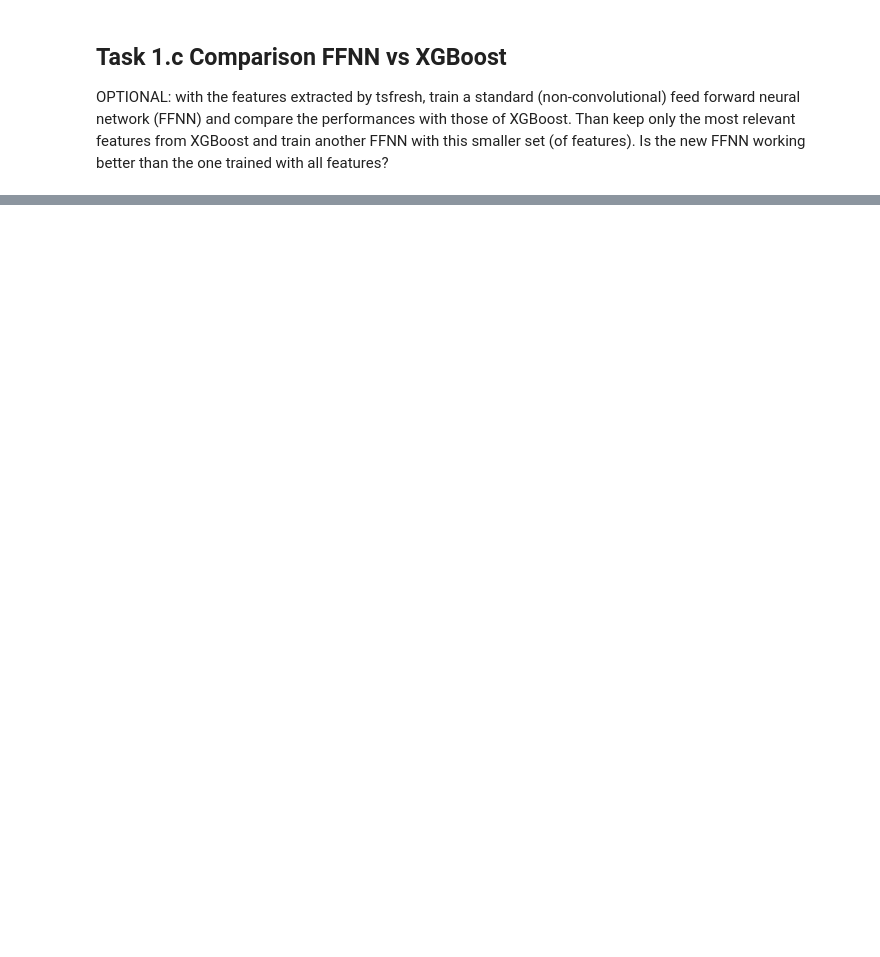
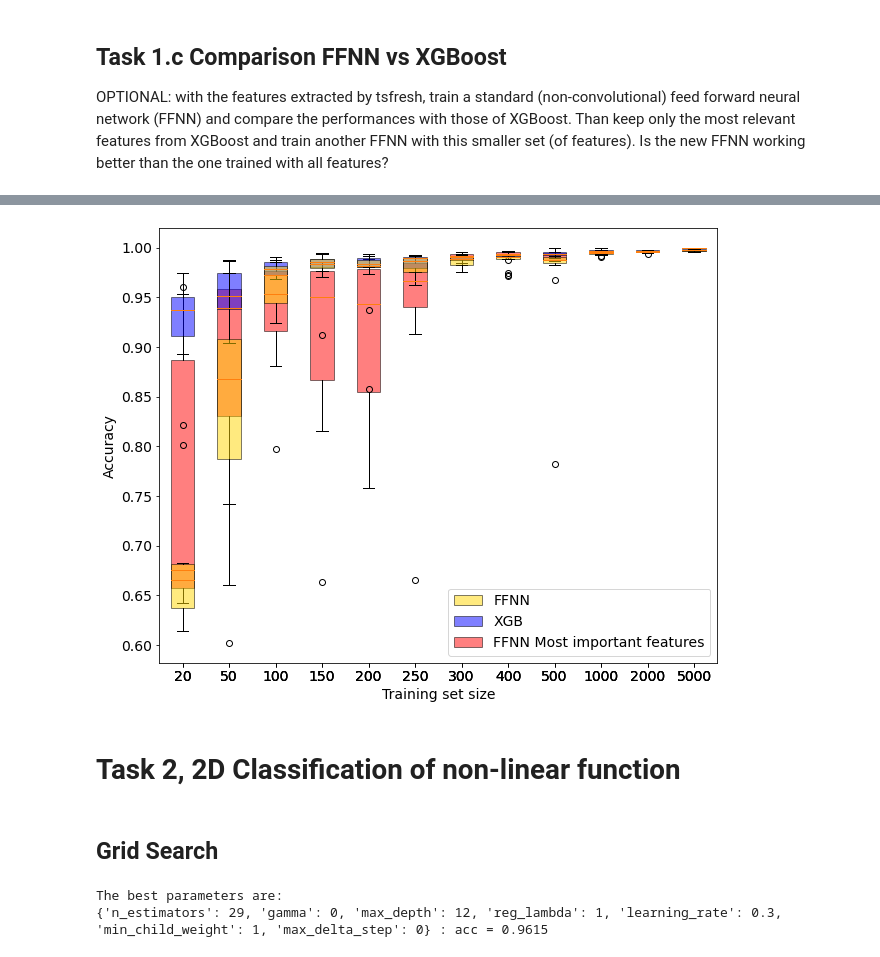
Before and after one commit to emabaci/LCP-mod.-B, a Jupyter notebook: task_4/exercise4.ipynb, the cells around one changed output, grey strips where cells are left out. Cells and saved outputs as stored; diff of their text form; code cells hidden in the pictures; blank space fills up the shorter version.

```diff
--- a/task_4/exercise4.ipynb
+++ b/task_4/exercise4.ipynb
@@ -1083,0 +759,20 @@ display.HTML(anim.to_jshtml())
+# %%
+#get feature names
+feature_names = x_features.columns.values
+N_best_features = 10
+
+#empty dict
+feat_imp = {}
+#get f importance from model
+for i in range(feature_names.size):
+    feat_imp[i] = XGB_model.feature_importances_[i]
+
+#sort features depending on their importances
+feat_imp = dict(sorted(feat_imp.items(), reverse=True, key=lambda item: item[1]))
+
+x_features_important = np.zeros((x_features.shape[0],N_best_features))
+
+for i,k in enumerate(feat_imp.keys()):
+    if i == N_best_features:
+        break
+    x_features_important[:,i] = x_features_rescale[:,k]
@@ -1083,0 +826,41 @@ display.HTML(anim.to_jshtml())
+# %%
+fig,axs = plt.subplots(1,1,figsize = (10,8))
+
+
+
+box_FFNN_important = axs.boxplot(accuracy_scores_FFNN_important,
+    labels = Ns,
+    patch_artist= True,
+    )
+for patch in box_FFNN_important['boxes']:
+    patch.set_facecolor("red")
+    patch.set_alpha(0.5)
+
+box_XGB = axs.boxplot(accuracy_scores_XGB,
+    labels = Ns,
+    patch_artist= True,
+    )
+for patch in box_XGB['boxes']:
+    patch.set_facecolor("blue")
+    patch.set_alpha(0.5)
+
+box_FFNN = axs.boxplot(accuracy_scores_FFNN,
+    labels = Ns,
+    patch_artist= True,
+    )
+for patch in box_FFNN['boxes']:
+    patch.set_facecolor("gold")
+    patch.set_alpha(0.5)
+
+
+
+axs.set_xlabel('Training set size')
+axs.set_ylabel('Accuracy')
+axs.legend([box_FFNN["boxes"][0], box_XGB["boxes"][0],box_FFNN_important['boxes'][0]], ['FFNN', 'XGB',"FFNN Most important features"], loc = 'best' )
+plt.show()
+# %% [output]
+[figure, added]
+# %% [markdown]
+# Task 2, 2D Classification of non-linear function
+# %% [markdown]
+## Grid Search
@@ -1083,0 +914,8 @@ display.HTML(anim.to_jshtml())
+# %%
+best_index = accuracies.argmax()
+print("The best parameters are:")
+best_acc = accuracies[best_index]
+print(f"{kw_dicts[best_index]} : acc = {accuracies[best_index]}")
+# %% [output]
+The best parameters are:
+{'n_estimators': 29, 'gamma': 0, 'max_depth': 12, 'reg_lambda': 1, 'learning_rate': 0.3, 'min_child_weight': 1, 'max_delta_step': 0} : acc = 0.9615
```
Also changed, not shown: parts of 45 cells of this notebook.
